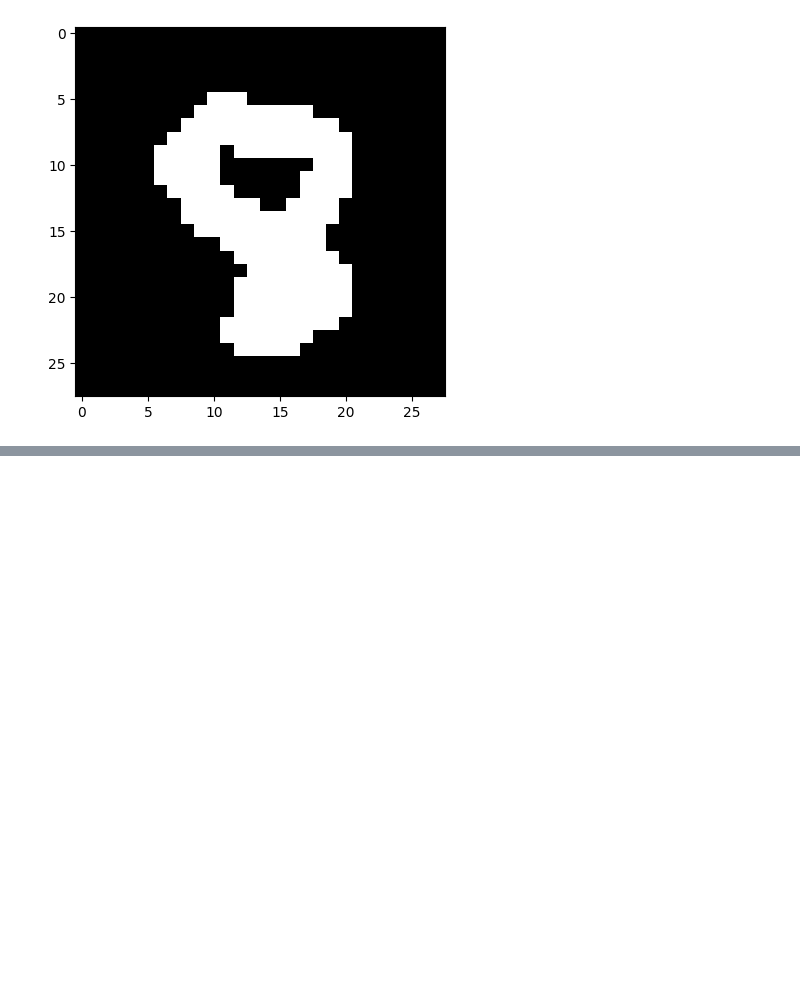
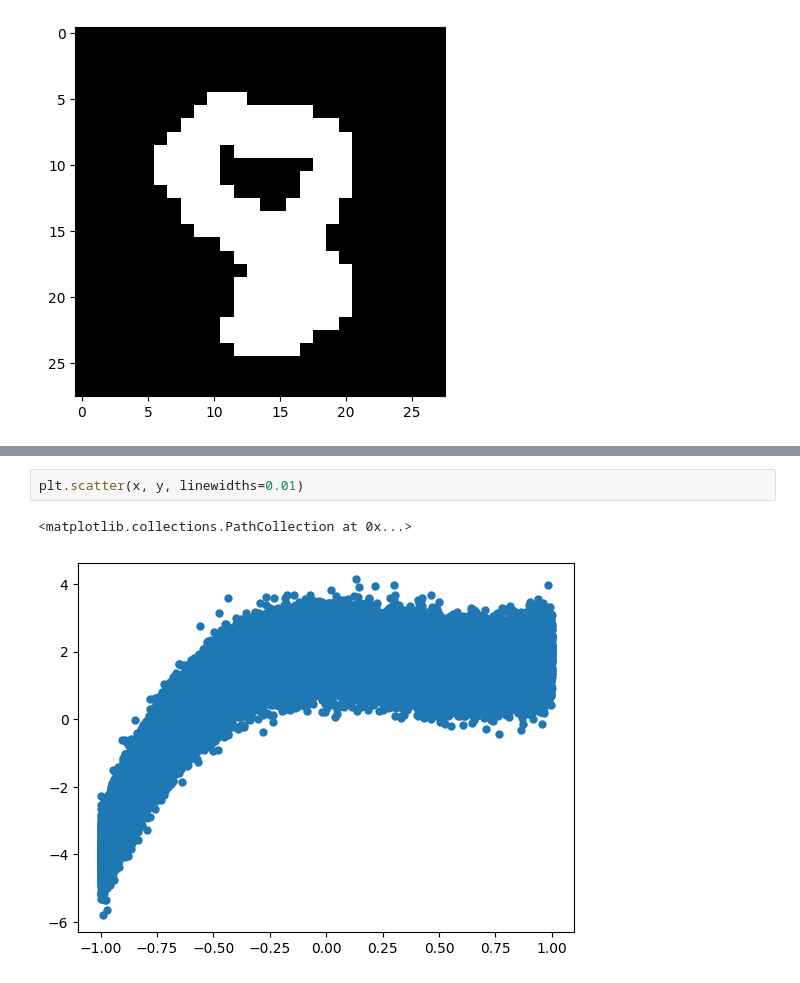
Before and after one commit to agoniko/test-on-mnist, a Jupyter notebook: handWritten.ipynb, the cells around one changed output, grey strips where cells are left out. Cells and saved outputs as stored; diff of their text form; blank space fills up the shorter version.

```diff
--- a/handWritten.ipynb
+++ b/handWritten.ipynb
@@ -315,0 +296,5 @@ print(f"Accuracy: {np.sum(np.array(cosine_labels) == labels) / len(labels)}")
+# %%
+plt.scatter(x, y, linewidths=0.01)
+# %% [output]
+<matplotlib.collections.PathCollection at 0x...>
+[figure, added]
```
Also changed, not shown: parts of 16 cells of this notebook.
